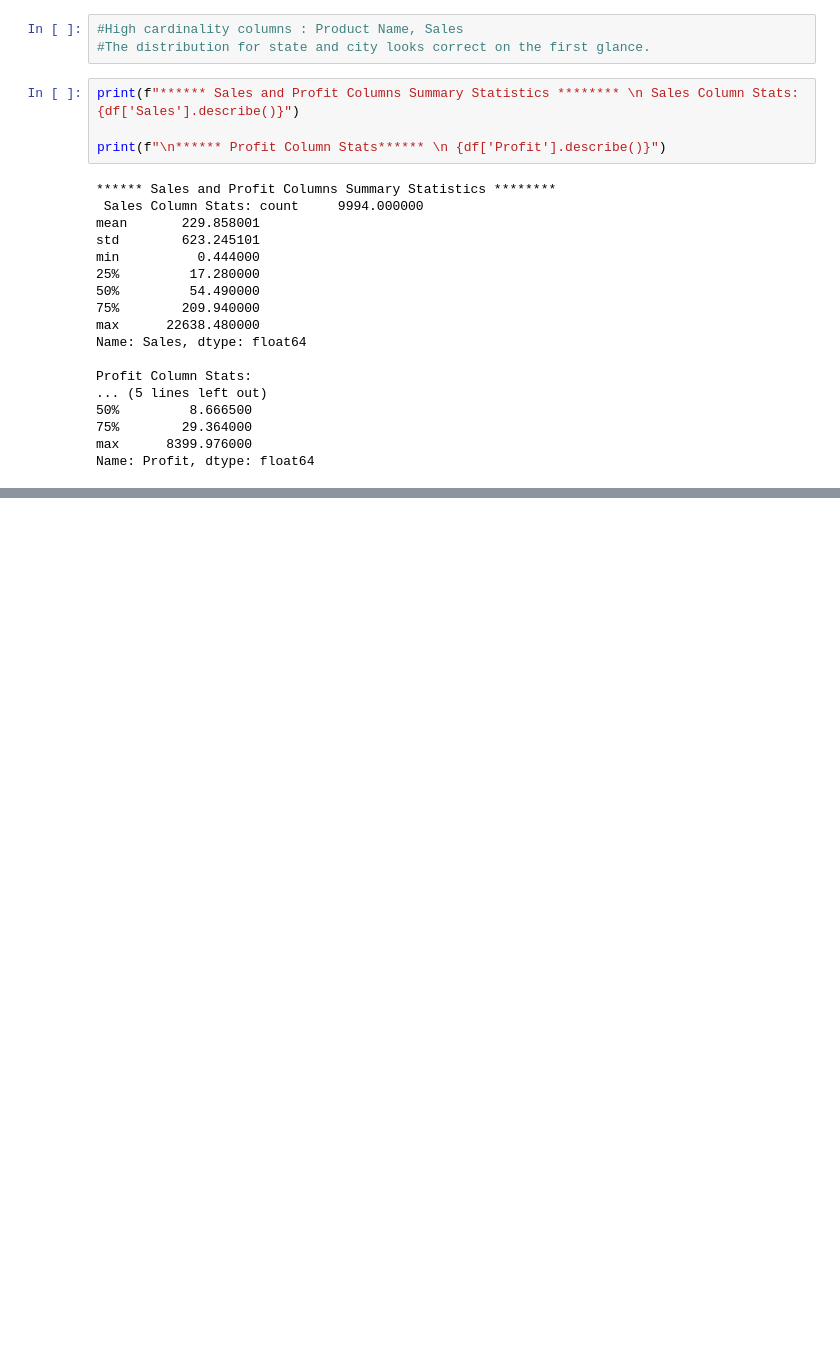
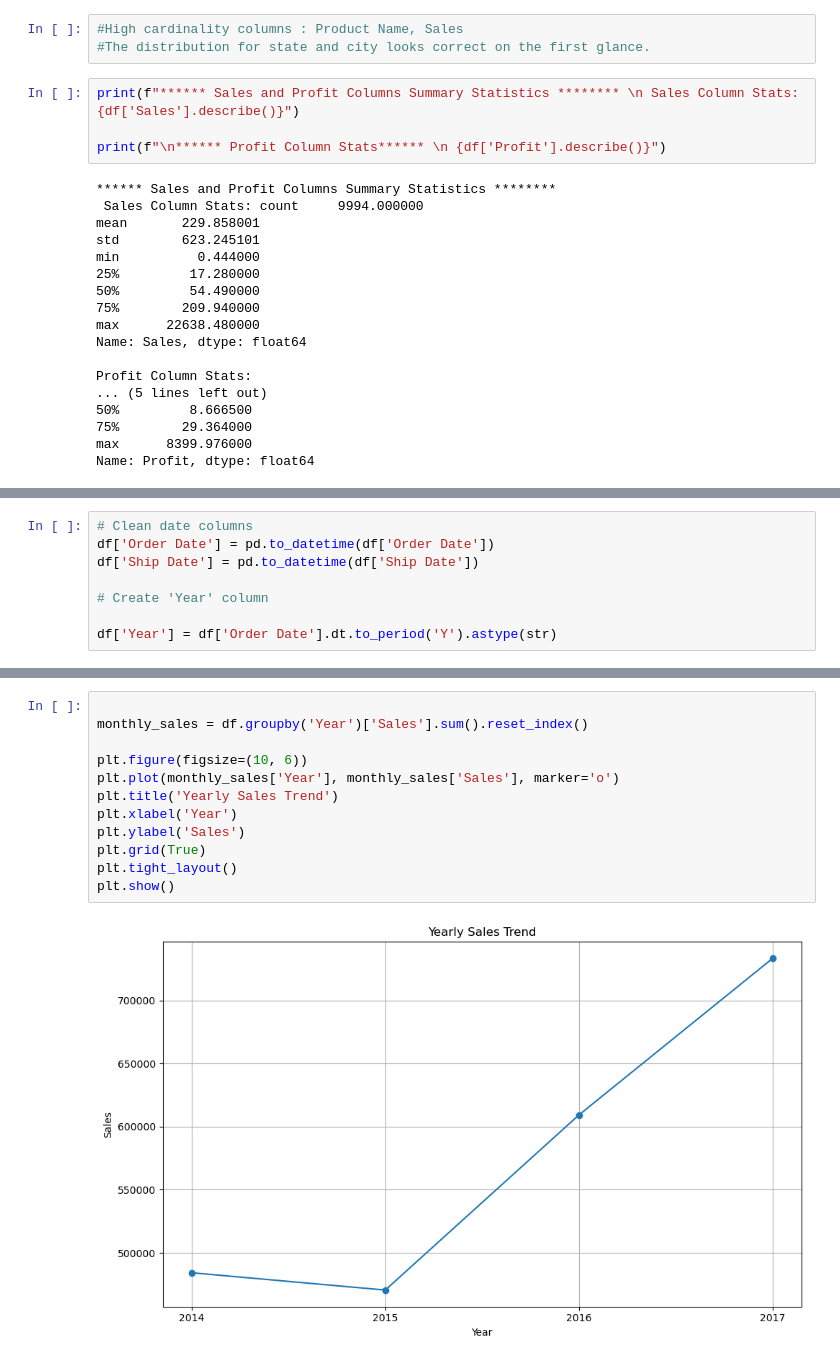
Before and after one commit to basaberi6/C6_ML5, a Jupyter notebook: SRC/exploratory_data_analysis.ipynb, the cells around one changed output, grey strips where cells are left out. Cells and saved outputs as stored; diff of their text form; blank space fills up the shorter version.

```diff
--- a/SRC/exploratory_data_analysis.ipynb
+++ b/SRC/exploratory_data_analysis.ipynb
@@ -82,0 +105,8 @@ Name: Profit, dtype: float64
+# %%
+# Clean date columns
+df['Order Date'] = pd.to_datetime(df['Order Date'])
+df['Ship Date'] = pd.to_datetime(df['Ship Date'])
+
+# Create 'Year' column
+
+df['Year'] = df['Order Date'].dt.to_period('Y').astype(str)
@@ -82,0 +168,14 @@ Name: Profit, dtype: float64
+# %%
+
+monthly_sales = df.groupby('Year')['Sales'].sum().reset_index()
+
+plt.figure(figsize=(10, 6))
+plt.plot(monthly_sales['Year'], monthly_sales['Sales'], marker='o')
+plt.title('Yearly Sales Trend')
+plt.xlabel('Year')
+plt.ylabel('Sales')
+plt.grid(True)
+plt.tight_layout()
+plt.show()
+# %% [output]
+[figure, added]
```
Also changed, not shown: parts of 11 cells of this notebook, 3 other files.
